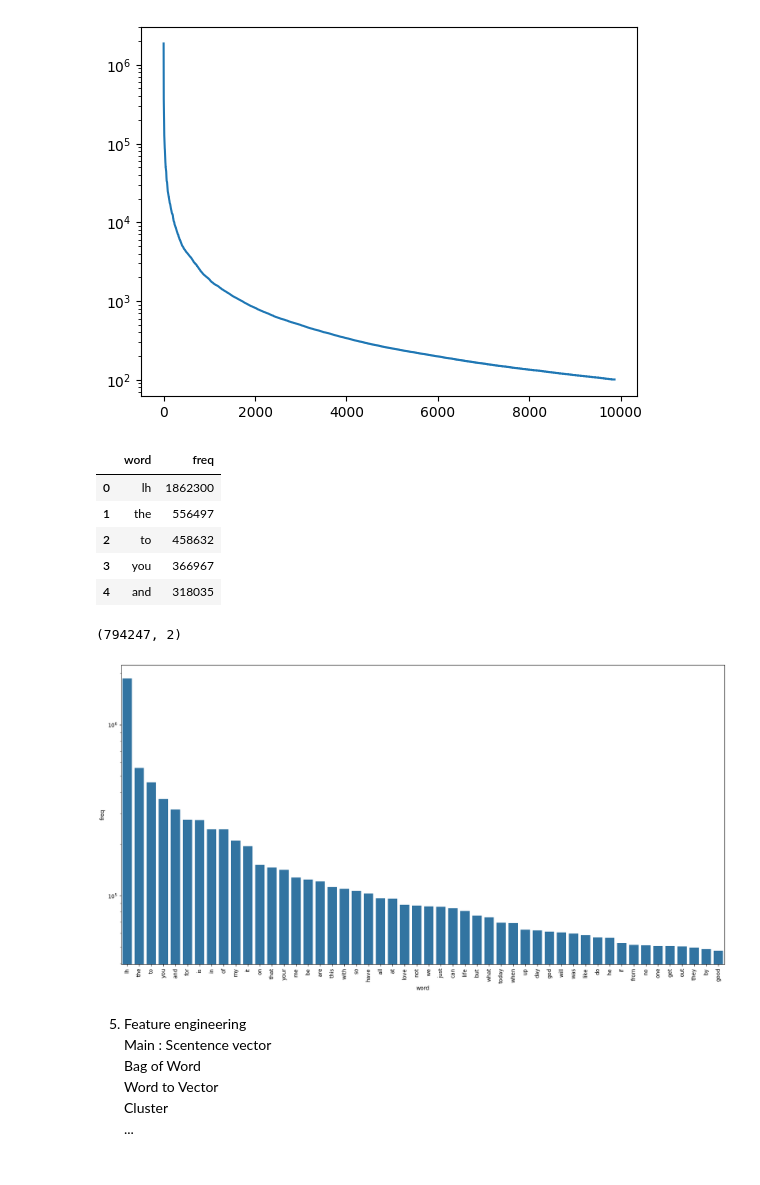
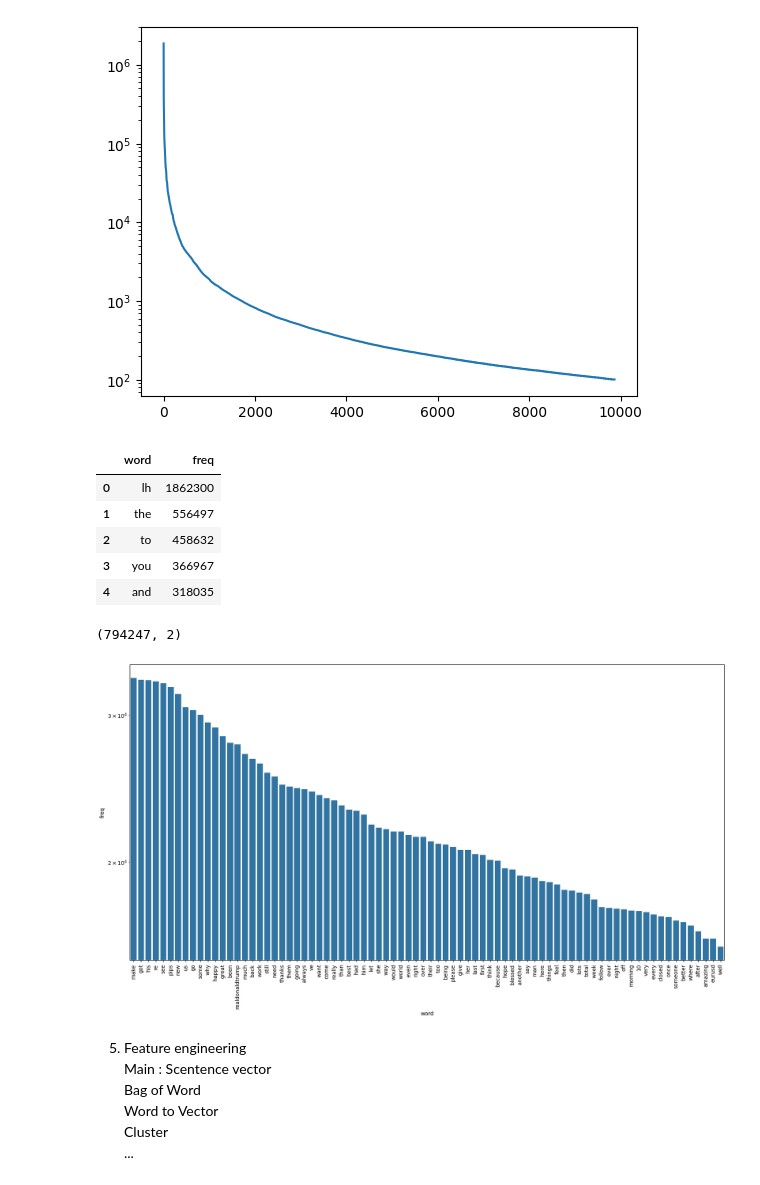
Before and after one commit to losh0427/DM2023-Lab2-Master, a Jupyter notebook: Homework/DM2023-Lab2-Homework.ipynb, the cells around one changed output. Cells and saved outputs as stored; diff of their text form; code cells hidden in the pictures.

```diff
--- a/Homework/DM2023-Lab2-Homework.ipynb
+++ b/Homework/DM2023-Lab2-Homework.ipynb
@@ -241,21 +241,21 @@ words_freq = pd.DataFrame(words_freq, columns=['word', 'freq'])
 # %%
 display(words_freq.head())
 display(words_freq.shape)
 #top50 words
 plt.figure(figsize=(20, 10))
-sns.barplot(x='word', y='freq', data=words_freq[:50])
+sns.barplot(x='word', y='freq', data=words_freq[70:150])
 plt.yscale('log')
 plt.xticks(rotation=90)
 plt.show()
 # %% [output]
 |  | word | freq |
 | 0 | lh | 1862300 |
 | 1 | the | 556497 |
 | 2 | to | 458632 |
 | 3 | you | 366967 |
 | 4 | and | 318035 |
 (794247, 2)
-[figure, old version]
+[figure, new version]
 # %% [markdown]
 5. Feature engineering
 Main : Scentence vector
```
Also changed, not shown: parts of 7 cells of this notebook, 1 other file.
